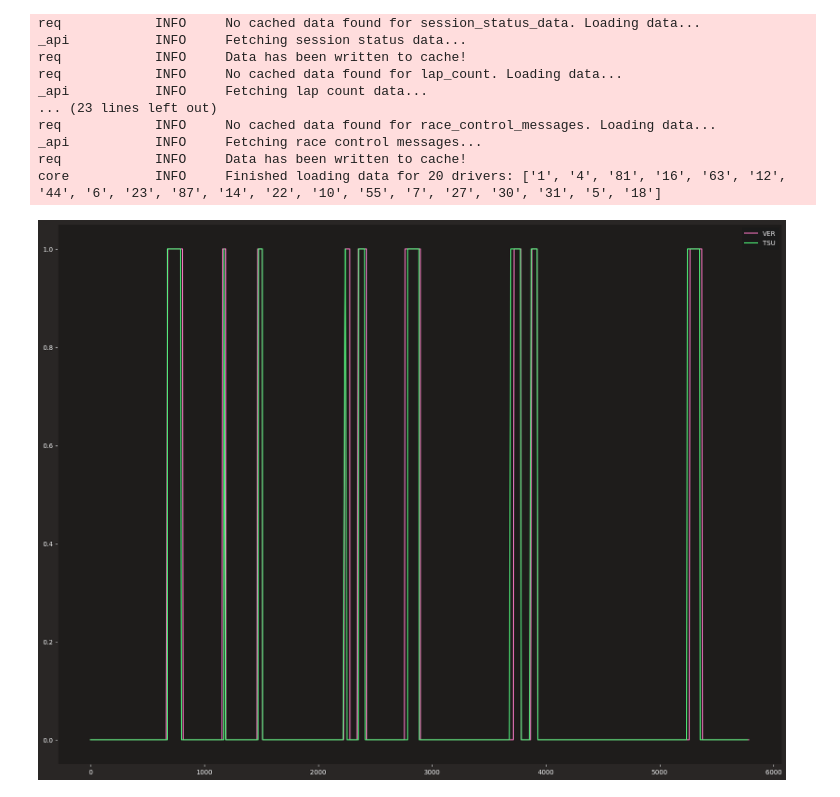
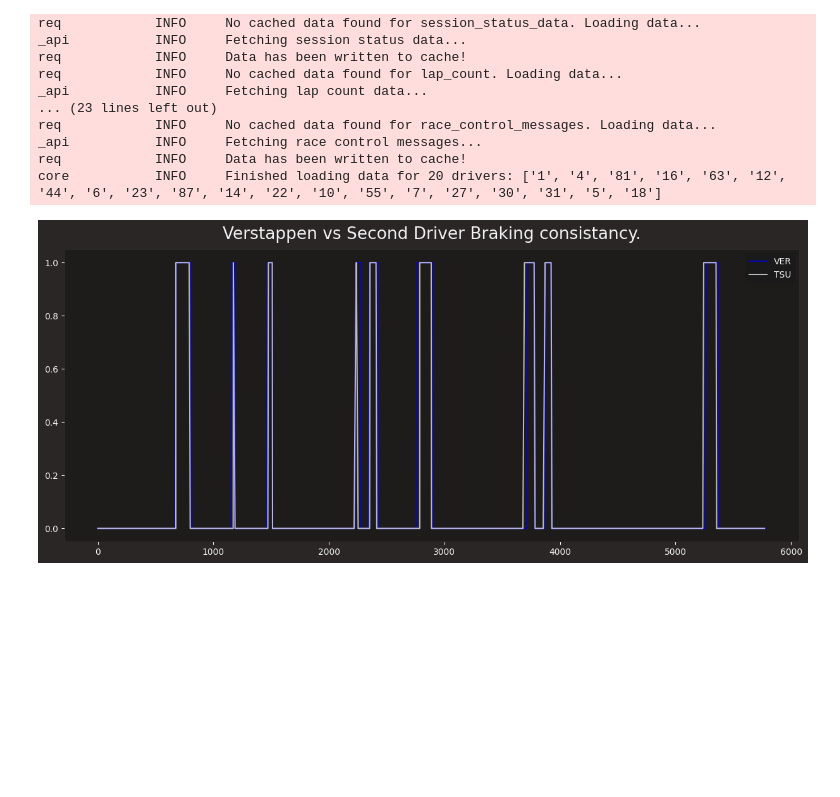
Before and after one commit to OhOmah/F1Revisited, a Jupyter notebook: MaxVSecondSeat.ipynb, the cells around one changed output. Cells and saved outputs as stored; diff of their text form; code cells hidden in the pictures; blank space fills up the shorter version.

Commit message:
Continued generation of brake plots

```diff
--- a/MaxVSecondSeat.ipynb
+++ b/MaxVSecondSeat.ipynb
@@ -503,31 +503,37 @@ _api           INFO     Fetching race control messages...
 req            INFO     Data has been written to cache!
 core           INFO     Finished loading data for 20 drivers: ['1', '4', '81', '16', '63', '12', '44', '6', '23', '87', '14', '22', '10', '55', '7', '27', '30', '31', '5', '18']
 # %%
-# Sav
+races = [2024]
+VER_laps = {}
+PER_laps = {}
+# loop over multiple races
+for race in races:
 # Grab the data needed to generate the brake plot
-race_laps = race.laps
+    race_laps = race.laps
 
-# Filter to the drivers we want to compare
-VER = race_laps[race_laps['Driver'] == 'VER']
-TSU = race_laps[race_laps['Driver'] == 'TSU']
+    # Filter to the drivers we want to compare
+    VER = race_laps[race_laps['Driver'] == 'VER']
+    TSU = race_laps[race_laps['Driver'] == 'TSU']
 
-VER_lap = VER.pick_fastest().telemetry
-TSU_lap = TSU.pick_fastest().telemetry
+    VER_lap = VER.pick_fastest().telemetry
+    TSU_lap = TSU.pick_fastest().telemetry
+
+    VER_laps.extend
 
 # Plot Binary plot showing braking over distance
 fig, ax = plt.subplots()
 
-fig.set_figheight(15)
-fig.set_figwidth(20)
+fig.set_figheight(6)
+fig.set_figwidth(15)
 
-ax.plot(VER_lap['Distance'], VER_lap['Brake'], label ='VER')
-ax.plot(TSU_lap['Distance'], TSU_lap['Brake'], label='TSU')
-ax.title(f"Verstappen vs Second Driver Braking consistancy.")
+ax.plot(VER_lap['Distance'], VER_lap['Brake'], label ='VER', color="blue", alpha=0.7)
+ax.plot(TSU_lap['Distance'], TSU_lap['Brake'], label='TSU', color="white", alpha=0.7)
+ax.set_title("Verstappen vs Second Driver Braking consistancy.")
 ax.legend()
 
 plt.show()
 # %% [output]
-[figure, old version]
+[figure, new version]
 # %%
 TSU_lap
 # %% [output]
```
